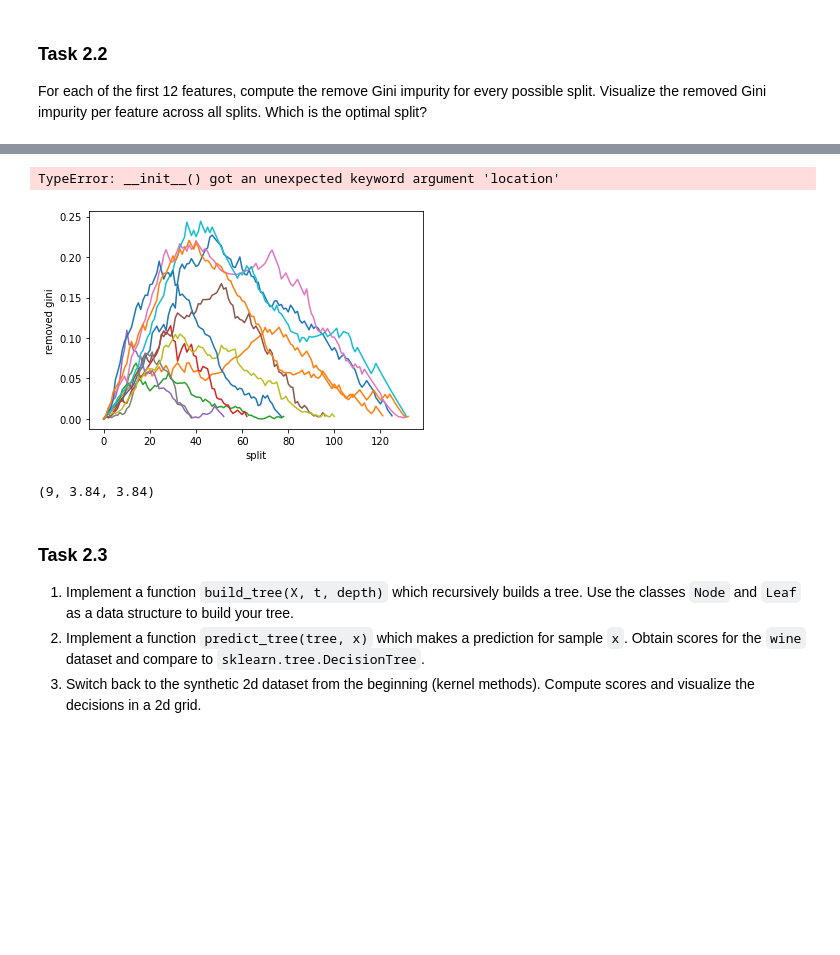
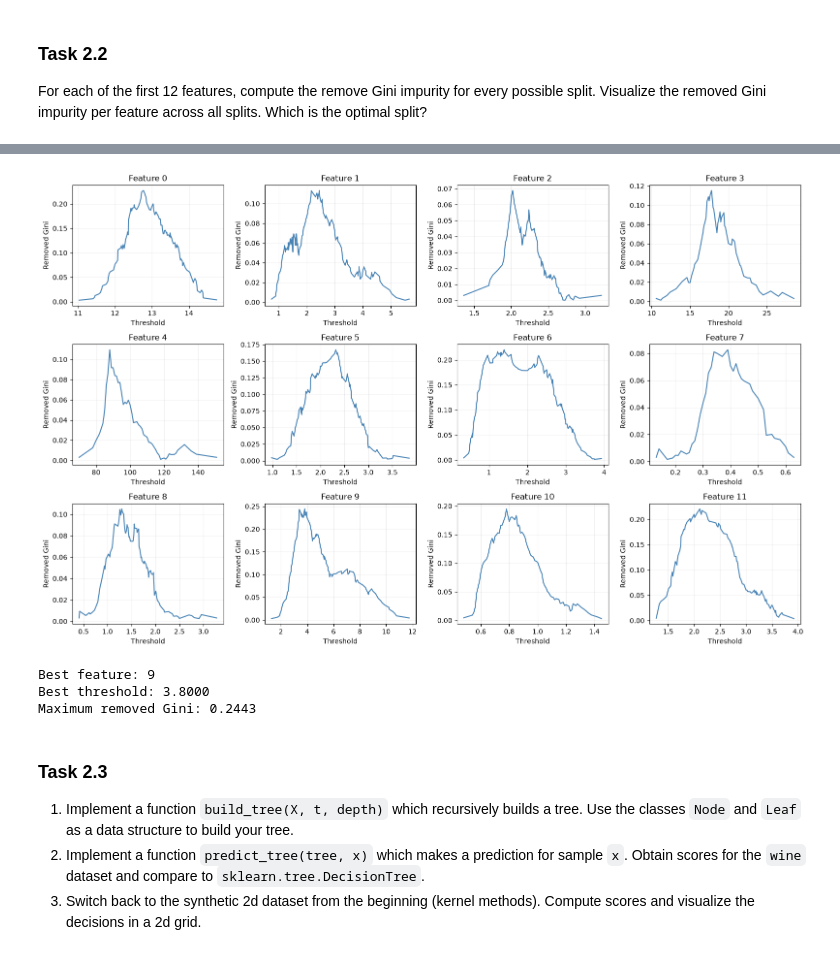
Before and after one commit to JanLuckhardt/machine-learning, a Jupyter notebook: 04_svm_decision_trees.ipynb, the cells around one changed output, grey strips where cells are left out. Drawn from its saved outputs; the diff is of its cells as text; code cells hidden in the pictures; blank space fills up the shorter version.

```diff
--- a/04_svm_decision_trees.ipynb
+++ b/04_svm_decision_trees.ipynb
@@ -240,7 +262,7 @@ plt.scatter(X_test[:, 0], X_test[:, 1], c=prediction_lin)
 # %%
 def rbf_kernel(a, b):
     # ---------------- INSERT CODE ----------------------
-    return np.exp(-1*(LA.norm(a-b)**2))
+    return np.exp(-np.sum((np.asarray(a) - np.asarray(b)) ** 2))
     # ---------------- END CODE -------------------------
 # %%
 # Fit SVM with rbf kernel and calculate the test accuracy
@@ -422,16 +479,57 @@ Text(0, 0.5, 'feature x')
-# %%
-for i in range(12):
-    plt.plot(gini[i],label="feature:%d"%i)
-plt.ylabel("removed gini")
-plt.xlabel("split")
-plt.legend(location="upper right")
-# %% [output]
-TypeError: __init__() got an unexpected keyword argument 'location'
-[figure, removed]
-# %%
-max_feat,np.unique(X[:,max_feat])[gini[max_feat]==max_val][0],ober_all[max_feat][np.argmax(gini[max_feat])]
-# %% [output]
-(9, 3.84, 3.84)
+# %%
+def calculate_removed_gini(X, t, feature):
+    thresholds = np.unique(X[:, feature])[:-1]
+    gini_values = []
+
+    for val in thresholds:
+        mask = X[:, feature] <= val
+
+        removed_gini = (
+            gini_impurity(t)
+            - np.sum(mask) / len(t) * gini_impurity(t[mask])
+            - np.sum(~mask) / len(t) * gini_impurity(t[~mask])
+        )
+
+        gini_values.append(removed_gini)
+
+    return thresholds, np.array(gini_values)
+# %%
+results = []
+
+for i in range(12):
+    thresholds, gini_values = calculate_removed_gini(X, t, i)
+
+    results.append({"feature": i, "thresholds": thresholds, "gini_values": gini_values})
+# %%
+# Plotting
+fig, axes = plt.subplots(3, 4, figsize=(16, 10))
+
+for i, ax in enumerate(axes.flat):
+    thresholds = results[i]["thresholds"]
+    gini_values = results[i]["gini_values"]
+
+    ax.plot(thresholds, gini_values, color="steelblue")
+
+    ax.set_title(f"Feature {i}")
+    ax.set_xlabel("Threshold")
+    ax.set_ylabel("Removed Gini")
+    ax.grid(alpha=0.2)
+
+plt.tight_layout()
+plt.show()
+# %% [output]
+[figure, added]
+# %%
+best_feature = np.argmax([np.max(result["gini_values"]) for result in results])
+best_idx = np.argmax(results[best_feature]["gini_values"])
+
+print(f"Best feature: {best_feature}")
+print(f"Best threshold: {results[best_feature]['thresholds'][best_idx]:.4f}")
+print(f"Maximum removed Gini: {results[best_feature]['gini_values'][best_idx]:.4f}")
+# %% [output]
+Best feature: 9
+Best threshold: 3.8000
+Maximum removed Gini: 0.2443
 # %% [markdown]
 ### Task 2.3
 
```
Also changed, not shown: parts of 43 cells of this notebook.
